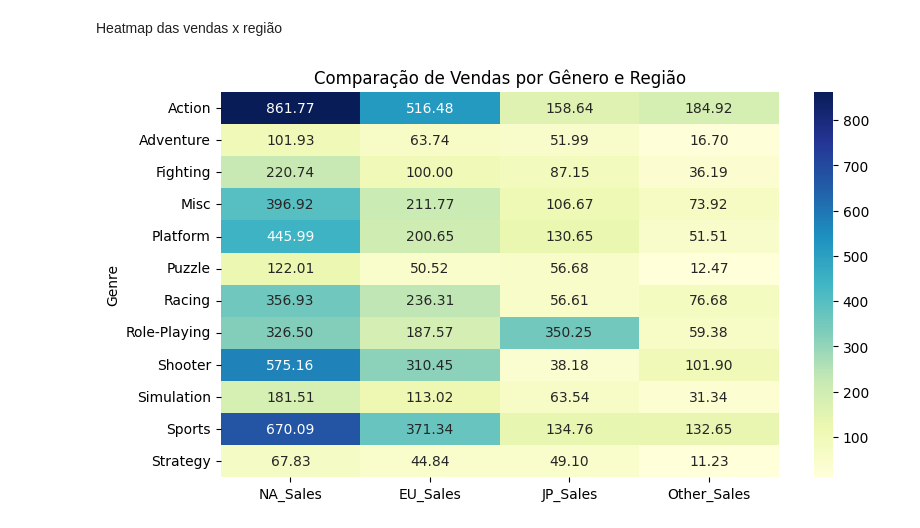
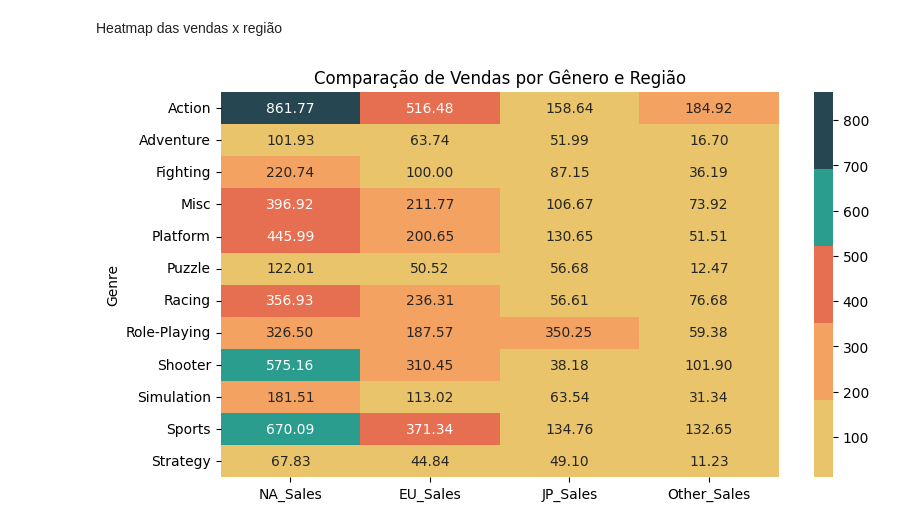
Before and after one commit to thaiisfaustino/mercado-de-jogos, a Jupyter notebook: notebook/analise_exploratoria.ipynb, the cells around one changed output. Cells and saved outputs as stored; diff of their text form; code cells hidden in the pictures.

```diff
--- a/notebook/analise_exploratoria.ipynb
+++ b/notebook/analise_exploratoria.ipynb
@@ -27,6 +27,10 @@ import pandas as pd
 import numpy as np
 import seaborn as sns
 import matplotlib.pyplot as plt
+# %%
+# Definição da paleta de cores
+cores_hex = ['#e9c46a', '#f4a261', '#e76f51', '#2a9d8f', '#264652']
+cores_sns = sns.color_palette(cores_hex)
 # %%
 dados = pd.read_csv(r"C:\Users\Pichau\Documents\GitHub\mercado-de-jogos\data\vgsales.csv")
 # %%
@@ -335,11 +413,11 @@ Heatmap das vendas x região
 # %%
 colunas = ['NA_Sales', 'EU_Sales', 'JP_Sales', 'Other_Sales']
 dados_pivot = dados.pivot_table(index='Genre', values=colunas, aggfunc='sum')
 dados_pivot = dados_pivot[colunas]
 
 plt.figure(figsize=(9, 5))
-sns.heatmap(dados_pivot, annot=True, fmt=".2f", cmap="YlGnBu")
+sns.heatmap(dados_pivot, annot=True, fmt=".2f", cmap=cores_sns)
 plt.title('Comparação de Vendas por Gênero e Região')
 plt.show()
 # %% [output]
-[figure, old version]
+[figure, new version]
```
Also changed, not shown: parts of 8 cells of this notebook.
